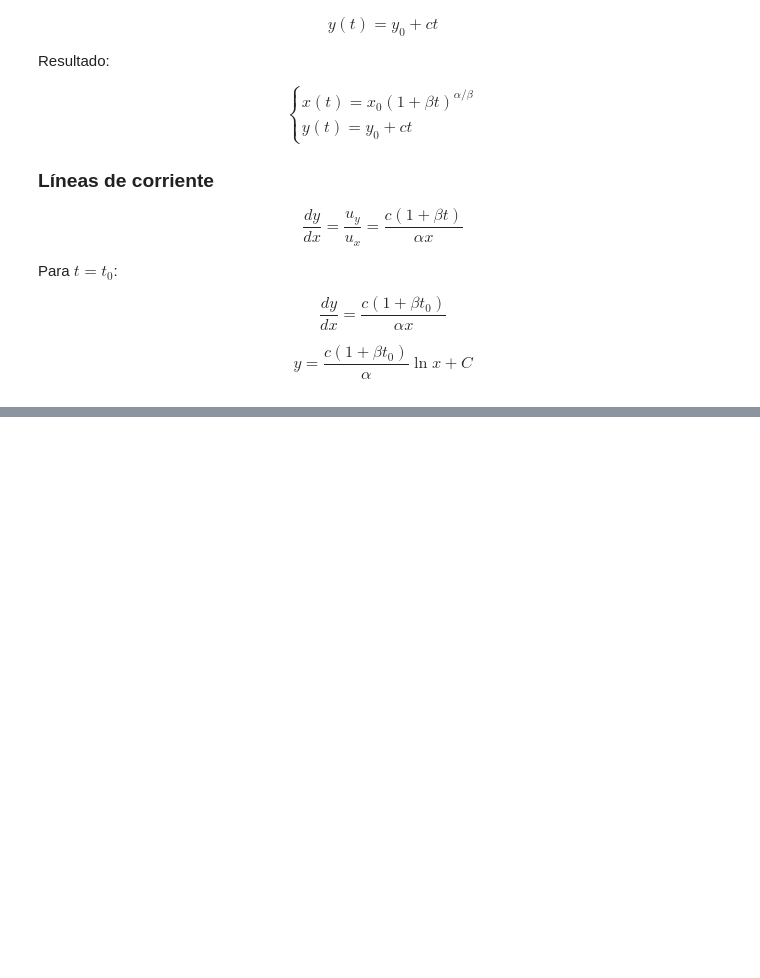
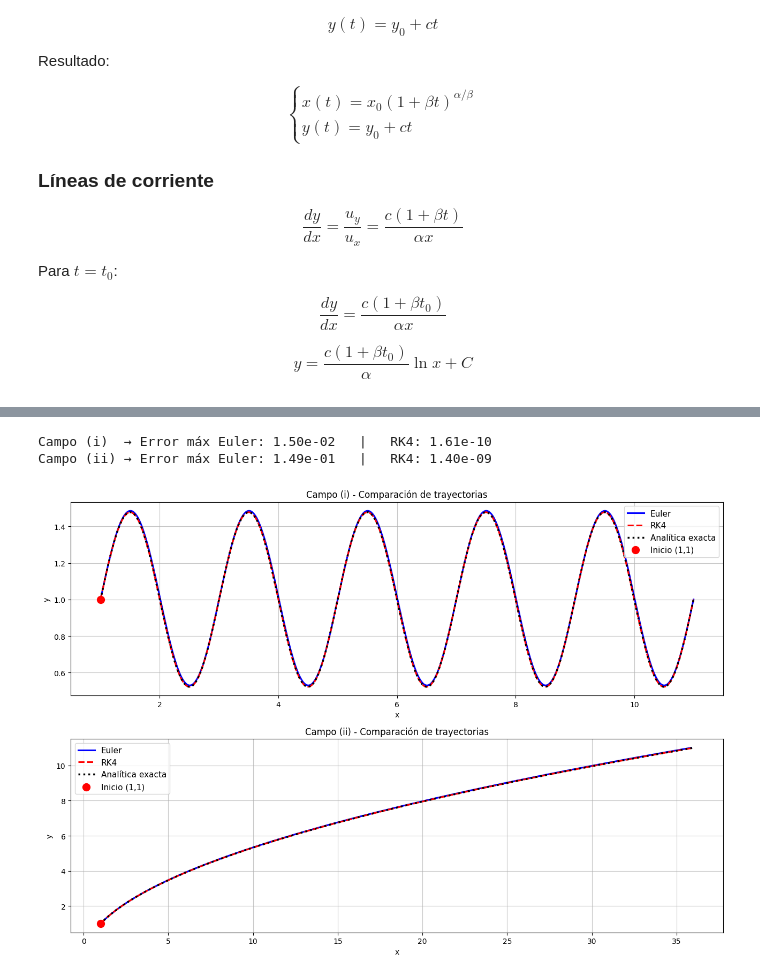
Before and after one commit to roldannahuelalejadro/Fisica-de-Fluidos-E1, a Jupyter notebook: trabjo E1/P1.ipynb, the cells around one changed output, grey strips where cells are left out. Saved outputs shown, nothing was run; the diff lists cells and outputs as text; code cells hidden in the pictures; blank space fills up the shorter version.

```diff
--- a/trabjo E1/P1.ipynb
+++ b/trabjo E1/P1.ipynb
@@ -208,0 +187,57 @@ plt.show()
+# %%
+# ====================== PARÁMETROS ======================
+dt = 0.01
+N = 1000          # t_final = 10 segundos
+X0 = np.array([1.0, 1.0])
+
+# ====================== CÁLCULO DE TRAYECTORIAS ======================
+# Campo (i)
+ts, Xs_euler1 = trayectoria(X0, campo_1, N, dt, esquema_euler)
+ts, Xs_rk41   = trayectoria(X0, campo_1, N, dt, esquema_rk4)
+exact1 = np.array([exact_1(t) for t in ts])
+
+# Campo (ii)
+ts, Xs_euler2 = trayectoria(X0, campo_2, N, dt, esquema_euler)
+ts, Xs_rk42   = trayectoria(X0, campo_2, N, dt, esquema_rk4)
+exact2 = np.array([exact_2(t) for t in ts])
+
+# ====================== ERRORES ======================
+error_euler1 = np.linalg.norm(Xs_euler1 - exact1, axis=1).max()
+error_rk41   = np.linalg.norm(Xs_rk41   - exact1, axis=1).max()
+error_euler2 = np.linalg.norm(Xs_euler2 - exact2, axis=1).max()
+error_rk42   = np.linalg.norm(Xs_rk42   - exact2, axis=1).max()
+
+print(f"Campo (i)  → Error máx Euler: {error_euler1:.2e}   |   RK4: {error_rk41:.2e}")
+print(f"Campo (ii) → Error máx Euler: {error_euler2:.2e}   |   RK4: {error_rk42:.2e}")
+
+# ====================== GRÁFICOS DE LAS 4 TRAYECTORIAS ======================
+fig, axs = plt.subplots(2, 1, figsize=(13, 9))
+
+# Campo (i)
+axs[0].plot(Xs_euler1[:,0], Xs_euler1[:,1], 'b-',  label='Euler', linewidth=2.2)
+axs[0].plot(Xs_rk41[:,0],   Xs_rk41[:,1],   'r--', label='RK4',   linewidth=2.2)
+axs[0].plot(exact1[:,0],    exact1[:,1],    'k:',  label='Analítica exacta', linewidth=2.5)
+axs[0].scatter(X0[0], X0[1], color='red', s=100, zorder=5, label='Inicio (1,1)')
+axs[0].set_title('Campo (i) - Comparación de trayectorias')
+axs[0].set_xlabel('x')
+axs[0].set_ylabel('y')
+axs[0].grid(True, alpha=0.7)
+axs[0].legend(fontsize=11)
+
+# Campo (ii)
+axs[1].plot(Xs_euler2[:,0], Xs_euler2[:,1], 'b-',  label='Euler', linewidth=2.2)
+axs[1].plot(Xs_rk42[:,0],   Xs_rk42[:,1],   'r--', label='RK4',   linewidth=2.2)
+axs[1].plot(exact2[:,0],    exact2[:,1],    'k:',  label='Analítica exacta', linewidth=2.5)
+axs[1].scatter(X0[0], X0[1], color='red', s=100, zorder=5, label='Inicio (1,1)')
+axs[1].set_title('Campo (ii) - Comparación de trayectorias')
+axs[1].set_xlabel('x')
+axs[1].set_ylabel('y')
+axs[1].grid(True, alpha=0.7)
+axs[1].legend(fontsize=11)
+
+plt.tight_layout()
+plt.show()
+# %% [output]
+Campo (i)  → Error máx Euler: 1.50e-02   |   RK4: 1.61e-10
+Campo (ii) → Error máx Euler: 1.49e-01   |   RK4: 1.40e-09
+[figure, added]
```
Also changed, not shown: parts of 11 cells of this notebook.
